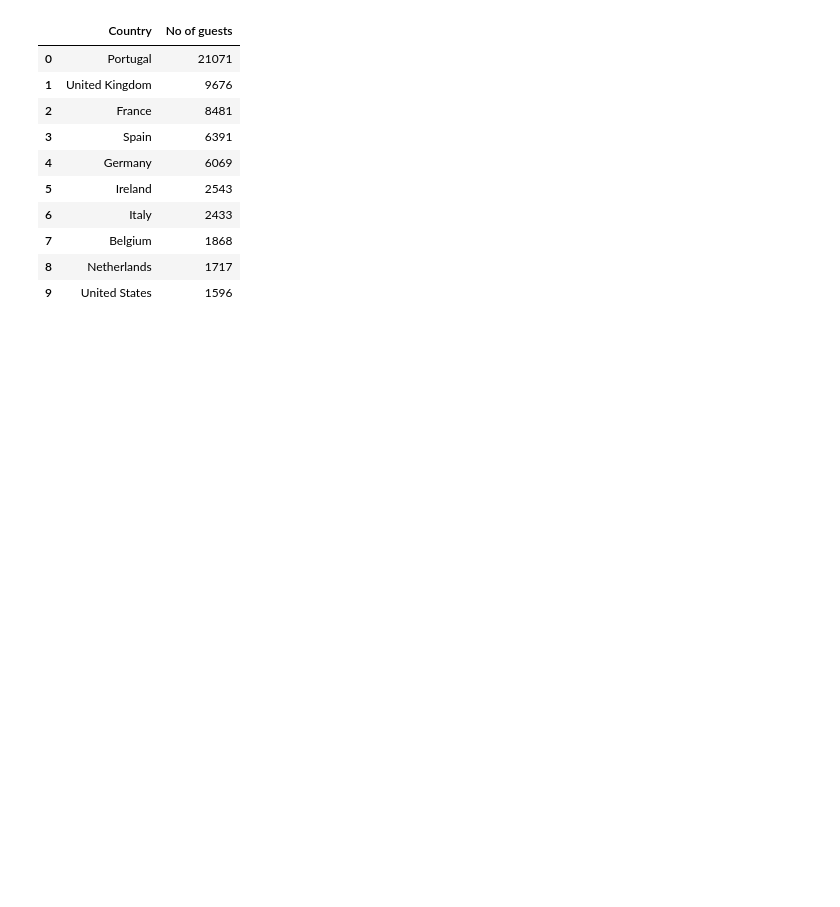
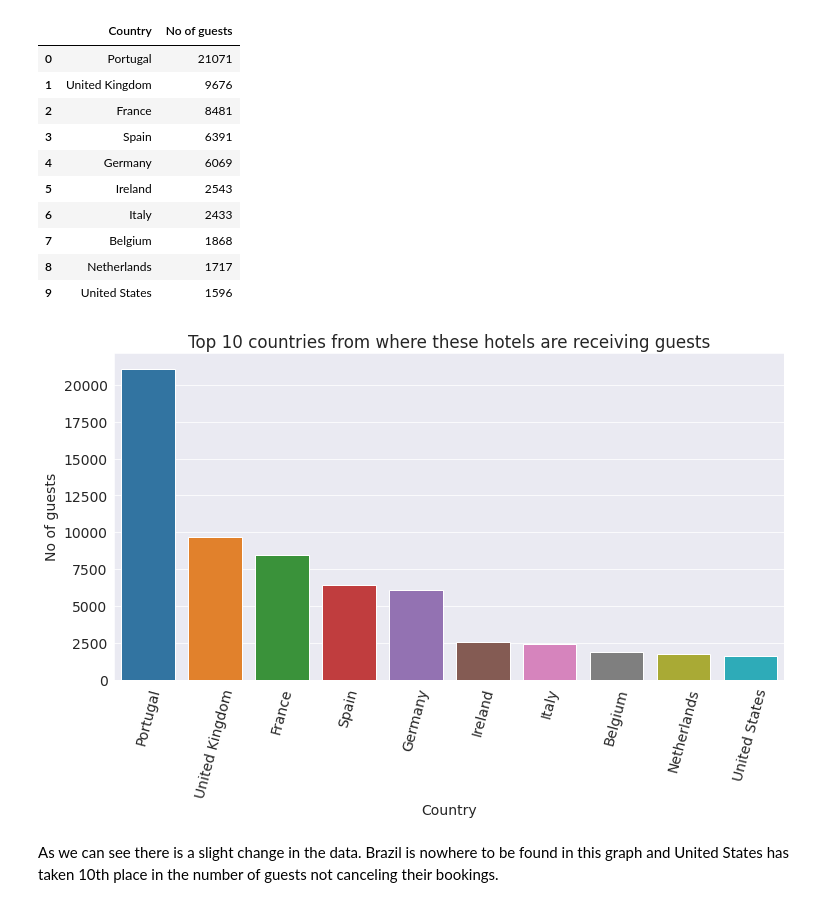
Before and after one commit to Naveen-King/EDA-Hotel-booking-Analysis, a Jupyter notebook: EDA_Hotel_booking_Analysis.ipynb, the cells around one changed output. Drawn from its saved outputs; the diff is of its cells as text; code cells hidden in the pictures; blank space fills up the shorter version.

```diff
--- a/EDA_Hotel_booking_Analysis.ipynb
+++ b/EDA_Hotel_booking_Analysis.ipynb
@@ -417,3 +417,12 @@ top_countries_guests
 | 7 | Belgium | 1868 |
 | 8 | Netherlands | 1717 |
 | 9 | United States | 1596 |
+# %%
+plt.figure(figsize=(12,6))
+plt.xticks(rotation=75)
+plt.title('Top 10 countries from where these hotels are receiving guests')
+sns.barplot(x=top_countries_guests.Country, y=top_countries_guests['No of guests']);
+# %% [output]
+[figure, added]
+# %% [markdown]
+As we can see there is a slight change in the data. Brazil is nowhere to be found in this graph and United States has taken 10th place in the number of guests not canceling their bookings.
```
Also changed, not shown: parts of 56 cells of this notebook.
